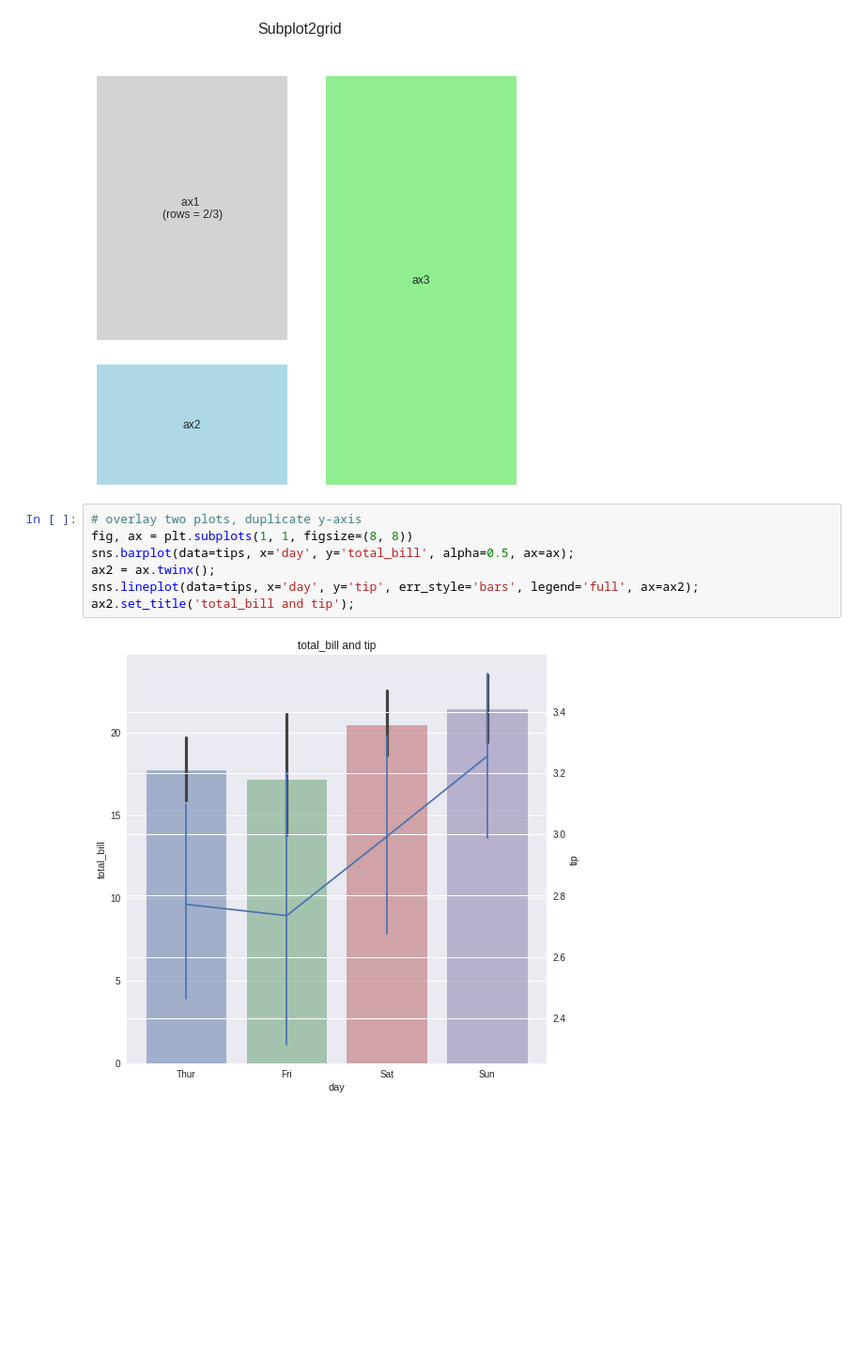
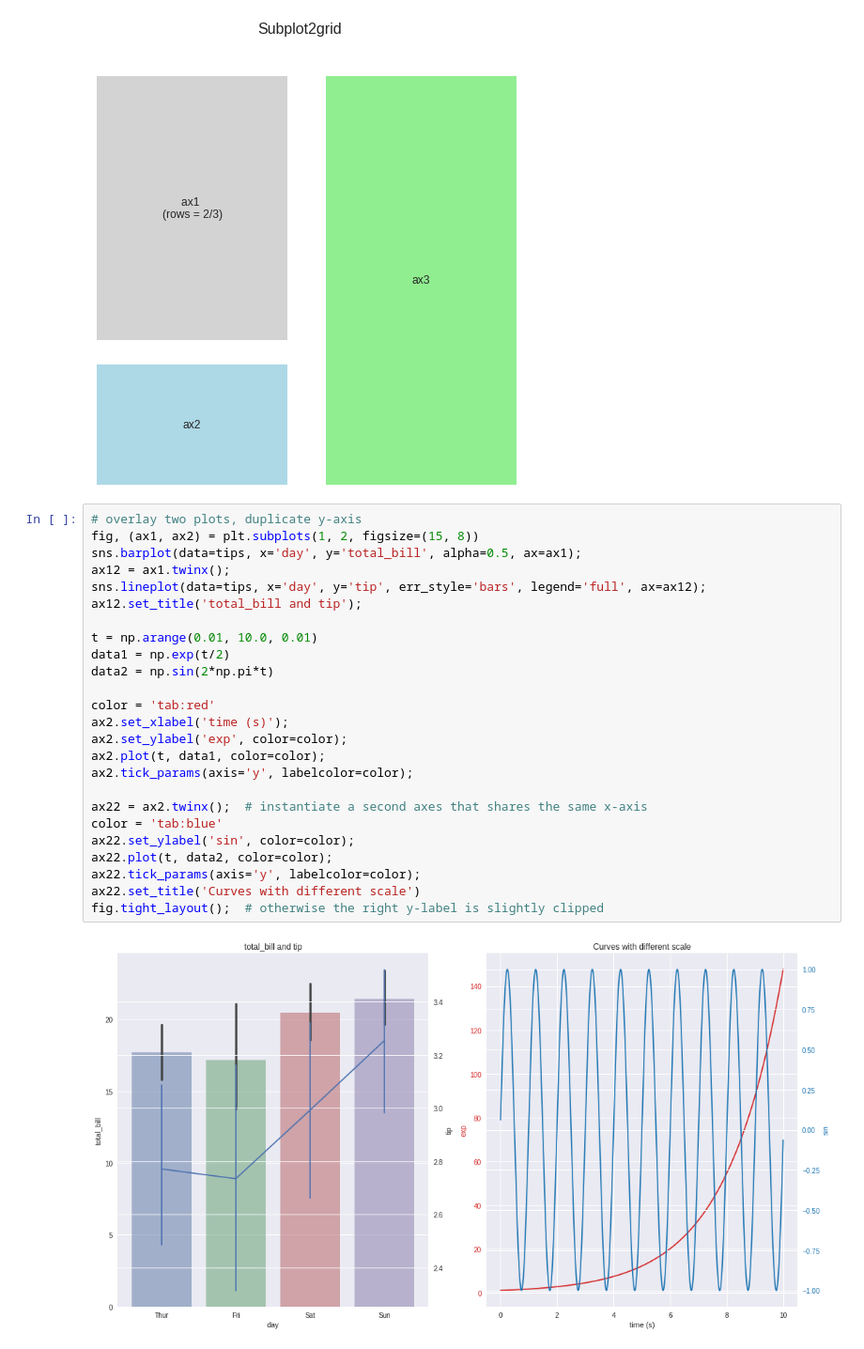
Before and after one commit to kemin-li/DataScience, a Jupyter notebook: visualization/Matplotlib subplots.ipynb, the cells around one changed output. Shown: that part at 94% size. Cells and saved outputs as stored; diff of their text form; blank space fills up the shorter version.

Commit message:
add a subplot using ax.twinx()

```diff
--- a/visualization/Matplotlib subplots.ipynb
+++ b/visualization/Matplotlib subplots.ipynb
@@ -97,12 +97,30 @@ ax3.text(0.5, 0.5, "ax3", fontsize=12, horizontalalignment='center', verticalali
 plt.suptitle("Subplot2grid", fontsize=16);
 # %% [output]
 [figure]
-# %%
-# overlay two plots, duplicate y-axis
-fig, ax = plt.subplots(1, 1, figsize=(8, 8))
-sns.barplot(data=tips, x='day', y='total_bill', alpha=0.5, ax=ax);
-ax2 = ax.twinx();
-sns.lineplot(data=tips, x='day', y='tip', err_style='bars', legend='full', ax=ax2);
-ax2.set_title('total_bill and tip');
-# %% [output]
-[figure, removed]
+# %%
+# overlay two plots, duplicate y-axis
+fig, (ax1, ax2) = plt.subplots(1, 2, figsize=(15, 8))
+sns.barplot(data=tips, x='day', y='total_bill', alpha=0.5, ax=ax1);
+ax12 = ax1.twinx();
+sns.lineplot(data=tips, x='day', y='tip', err_style='bars', legend='full', ax=ax12);
+ax12.set_title('total_bill and tip');
+
+t = np.arange(0.01, 10.0, 0.01)
+data1 = np.exp(t/2)
+data2 = np.sin(2*np.pi*t)
+
+color = 'tab:red'
+ax2.set_xlabel('time (s)');
+ax2.set_ylabel('exp', color=color);
+ax2.plot(t, data1, color=color);
+ax2.tick_params(axis='y', labelcolor=color);
+
+ax22 = ax2.twinx();  # instantiate a second axes that shares the same x-axis
+color = 'tab:blue'
+ax22.set_ylabel('sin', color=color);
+ax22.plot(t, data2, color=color);
+ax22.tick_params(axis='y', labelcolor=color);
+ax22.set_title('Curves with different scale')
+fig.tight_layout();  # otherwise the right y-label is slightly clipped
+# %% [output]
+[figure, added]
```
Also changed, not shown: parts of 2 cells of this notebook.
